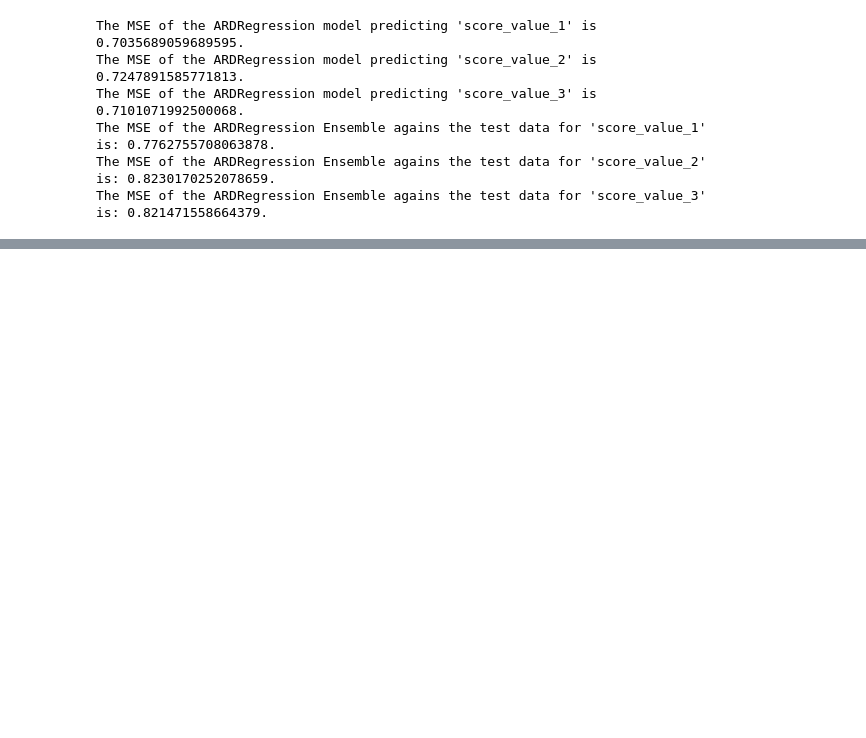
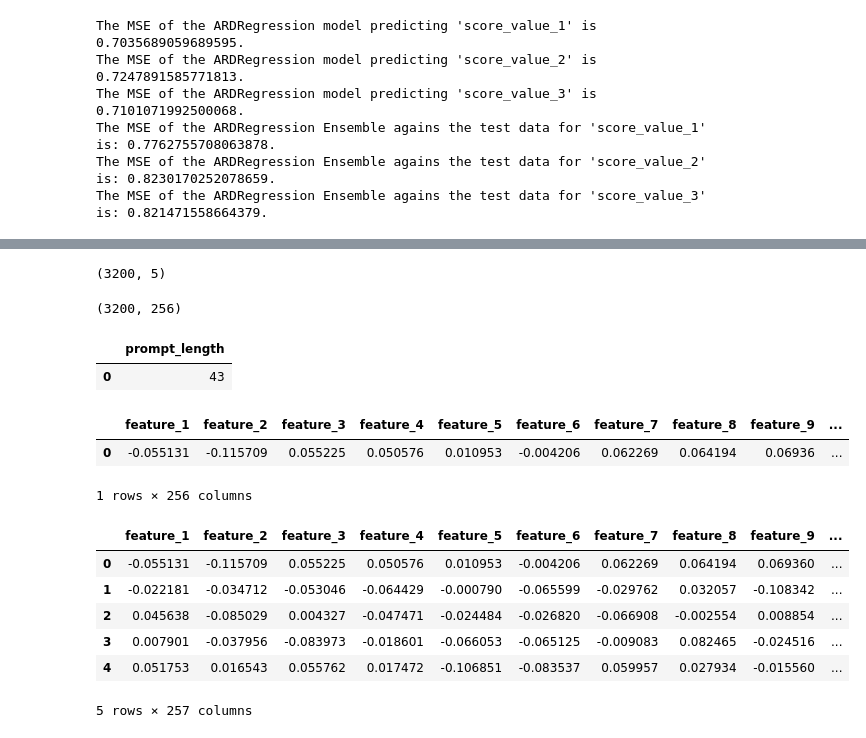
Before and after one commit to rigpin2014/Data200_GradPro, a Jupyter notebook: Milestone 3/nlp_patt_task_b.ipynb, the cells around one changed output, grey strips where cells are left out. Saved outputs shown, nothing was run; the diff lists cells and outputs as text; code cells hidden in the pictures; blank space fills up the shorter version.

```diff
--- a/Milestone 3/nlp_patt_task_b.ipynb
+++ b/Milestone 3/nlp_patt_task_b.ipynb
@@ -324,11 +369,11 @@ rand_search = RandomizedSearchCV(estimator = ARDRegression(),
                            cv = 5,
                            scoring = 'neg_mean_squared_error',
                            return_train_score = True, # Return the MSE for each alpha in .cv_results_
-                           n_iter = 200,
+                           n_iter = 100,
                            random_state = 42,
                            n_jobs = -1
                            )
-rand_search.fit(X_train_s, y_train)
+rand_search.fit(X_train_s, y_train_1)
 
 # Create empty variables to store the best model
 best_params = []
@@ -343,12 +388,12 @@ for i, param in enumerate(rand_search.cv_results_["params"]):
 
     # Train the Ridge model on the alpha for this iteration
     model = ARDRegression(**param)  # Use ** for every combination of possible parameters
-    model.fit(X_train_s, y_train)
+    model.fit(X_train_s, y_train_1)
     y_pred = model.predict(X_test_s)
     y_pred_int = np.round(y_pred).astype(int)
 
     # Obtain the test_MSE for the iteration
-    test_MSE = mean_squared_error(y_test, y_pred_int)
+    test_MSE = mean_squared_error(y_test_1, y_pred_int)
 
     if test_MSE < best_ARD_test_MSE:
         best_ARD_model = model
@@ -448,0 +490,14 @@ The MSE of the ARDRegression Ensemble agains the test data for 'score_value_3' i
+# %%
+# Auxiliary Datasets
+
+# Embedding Data -- we will use this data in the "Embedding Data" section
+test_prompt_embeddings = np.load(
+    "../testing_data/arena-test-set-prompts-embeddings.npy"
+)
+
+# Topic Modeling and Hardness Score Data -- we will use this data in the "Topic Modeling and Hardness Score Data" section
+topic_and_hardness = pd.read_json(
+    "../testing_data/arena-test-set-topic-modeling.jsonl.gz",
+    lines=True,
+    compression="gzip"
+)
@@ -448,0 +529,38 @@ The MSE of the ARDRegression Ensemble agains the test data for 'score_value_3' i
+# %%
+topic_and_hardness.shape
+# %% [output]
+(3200, 5)
+# %%
+test_prompt_embeddings.shape
+# %% [output]
+(3200, 256)
+# %%
+# Perform some data manipulation
+test_df = pd.DataFrame()
+test_df["prompt_length"] = topic_and_hardness["prompt"].apply(len)
+test_df.head(1)
+# %% [output]
+|  | prompt_length |
+| 0 | 43 |
+# %%
+# Turn the prompt embeddings data into a pandas dataframe
+num_features = test_prompt_embeddings.shape[1]
+column_names = [f"feature_{i+1}" for i in range(num_features)]
+embeddings = pd.DataFrame(test_prompt_embeddings, columns = column_names)
+embeddings.head(1)
+# %% [output]
+|  | feature_1 | feature_2 | feature_3 | feature_4 | feature_5 | feature_6 | feature_7 | feature_8 | feature_9 | ... |
+| 0 | -0.055131 | -0.115709 | 0.055225 | 0.050576 | 0.010953 | -0.004206 | 0.062269 | 0.064194 | 0.06936 | ... |
+1 rows × 256 columns
+# %%
+# Create the modelling data
+test_data = pd.concat([embeddings, test_df], axis = 1)
+test_data.head(5)
+# %% [output]
+|  | feature_1 | feature_2 | feature_3 | feature_4 | feature_5 | feature_6 | feature_7 | feature_8 | feature_9 | ... |
+| 0 | -0.055131 | -0.115709 | 0.055225 | 0.050576 | 0.010953 | -0.004206 | 0.062269 | 0.064194 | 0.069360 | ... |
+| 1 | -0.022181 | -0.034712 | -0.053046 | -0.064429 | -0.000790 | -0.065599 | -0.029762 | 0.032057 | -0.108342 | ... |
+| 2 | 0.045638 | -0.085029 | 0.004327 | -0.047471 | -0.024484 | -0.026820 | -0.066908 | -0.002554 | 0.008854 | ... |
+| 3 | 0.007901 | -0.037956 | -0.083973 | -0.018601 | -0.066053 | -0.065125 | -0.009083 | 0.082465 | -0.024516 | ... |
+| 4 | 0.051753 | 0.016543 | 0.055762 | 0.017472 | -0.106851 | -0.083537 | 0.059957 | 0.027934 | -0.015560 | ... |
+5 rows × 257 columns
```
Also changed, not shown: parts of 19 cells of this notebook, 2 other files.
